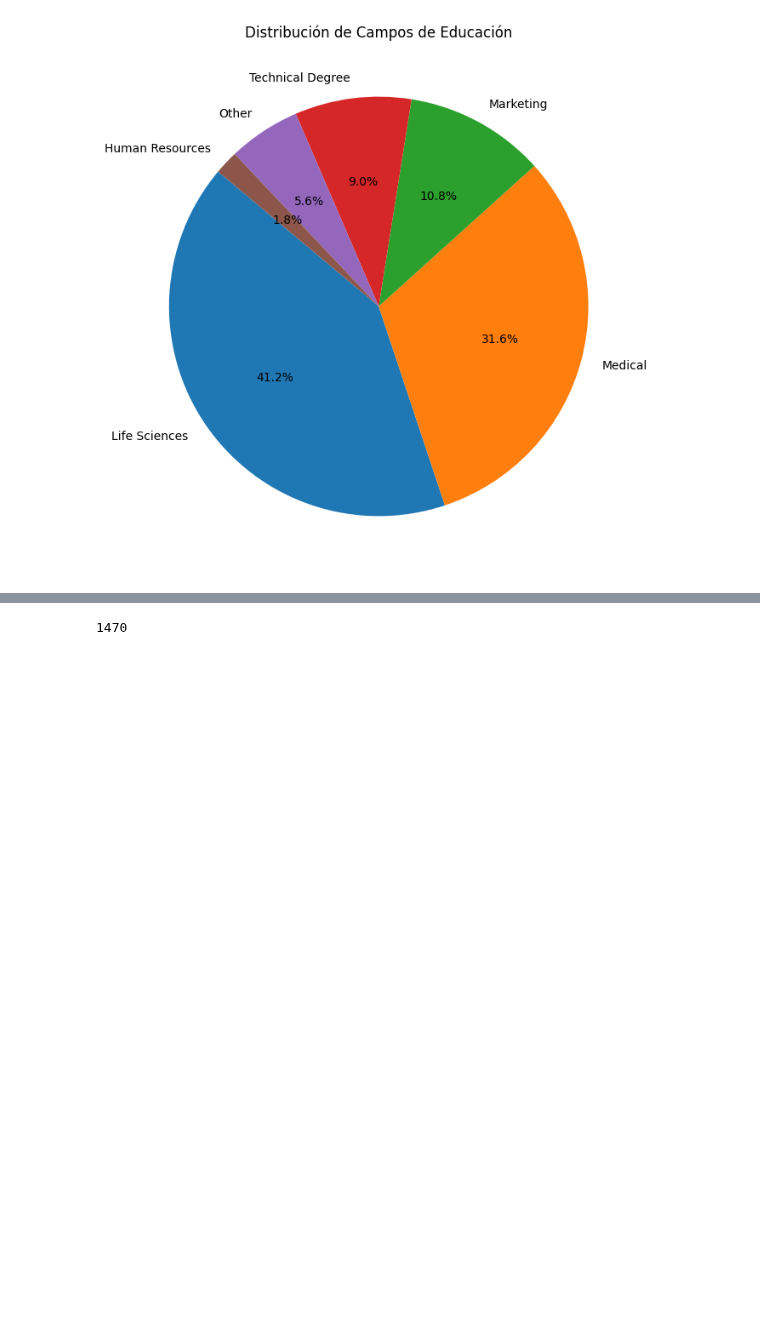
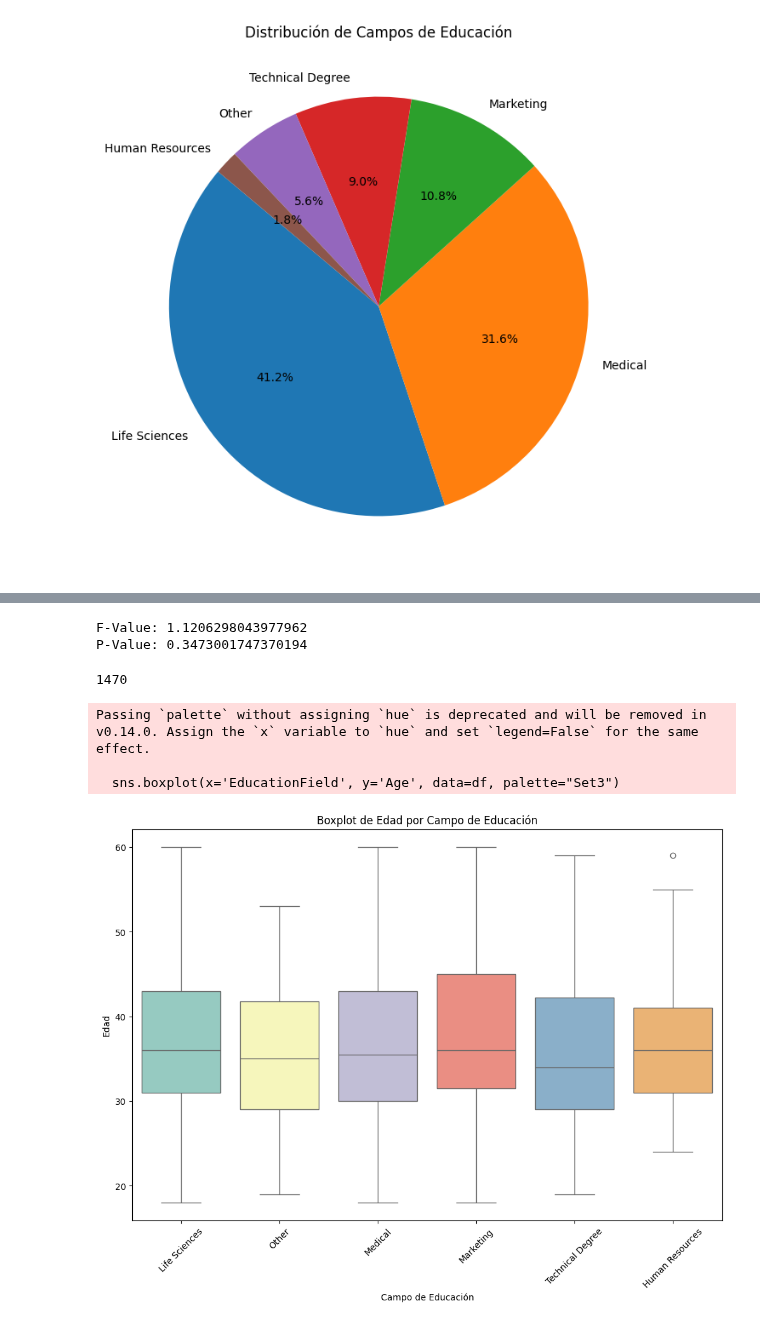
Before and after one commit to hugofmr/estadistica_edem, a Jupyter notebook: employee_attrition/employee_attrition_hm.ipynb, the cells around one changed output, grey strips where cells are left out. Saved outputs shown, nothing was run; the diff lists cells and outputs as text; code cells hidden in the pictures; blank space fills up the shorter version.

```diff
--- a/employee_attrition/employee_attrition_hm.ipynb
+++ b/employee_attrition/employee_attrition_hm.ipynb
@@ -120,5 +133,38 @@ plt.show()
+# %%
+# Crear una lista de campos de educación
+education_fields = df['EducationField'].unique()
+
+# Preparar listas de edades para cada campo
+age_groups = [df[df['EducationField'] == field]['Age'] for field in education_fields]
+
+# Realizar ANOVA
+f_value, p_value = stats.f_oneway(*age_groups)
+print('F-Value:', f_value)
+print('P-Value:', p_value)
+# %% [output]
+F-Value: 1.1206298043977962
+P-Value: 0.3473001747370194
 # %%
 hola = 606 + 464 + 159 + 132 + 82+ 27
 print(hola)
 # %% [output]
 1470
+# %%
+import matplotlib.pyplot as plt
+import seaborn as sns
+
+# Asegurándose de que se utiliza el DataFrame correcto
+# Tu DataFrame se llama 'df'
+
+plt.figure(figsize=(12, 8))
+sns.boxplot(x='EducationField', y='Age', data=df, palette="Set3")
+plt.title('Boxplot de Edad por Campo de Educación')
+plt.xlabel('Campo de Educación')
+plt.ylabel('Edad')
+plt.xticks(rotation=45)
+plt.show()
+# %% [output]
+Passing `palette` without assigning `hue` is deprecated and will be removed in v0.14.0. Assign the `x` variable to `hue` and set `legend=False` for the same effect.
+
+  sns.boxplot(x='EducationField', y='Age', data=df, palette="Set3")
+[figure, added]
```
Also changed, not shown: parts of 1 cell of this notebook.
